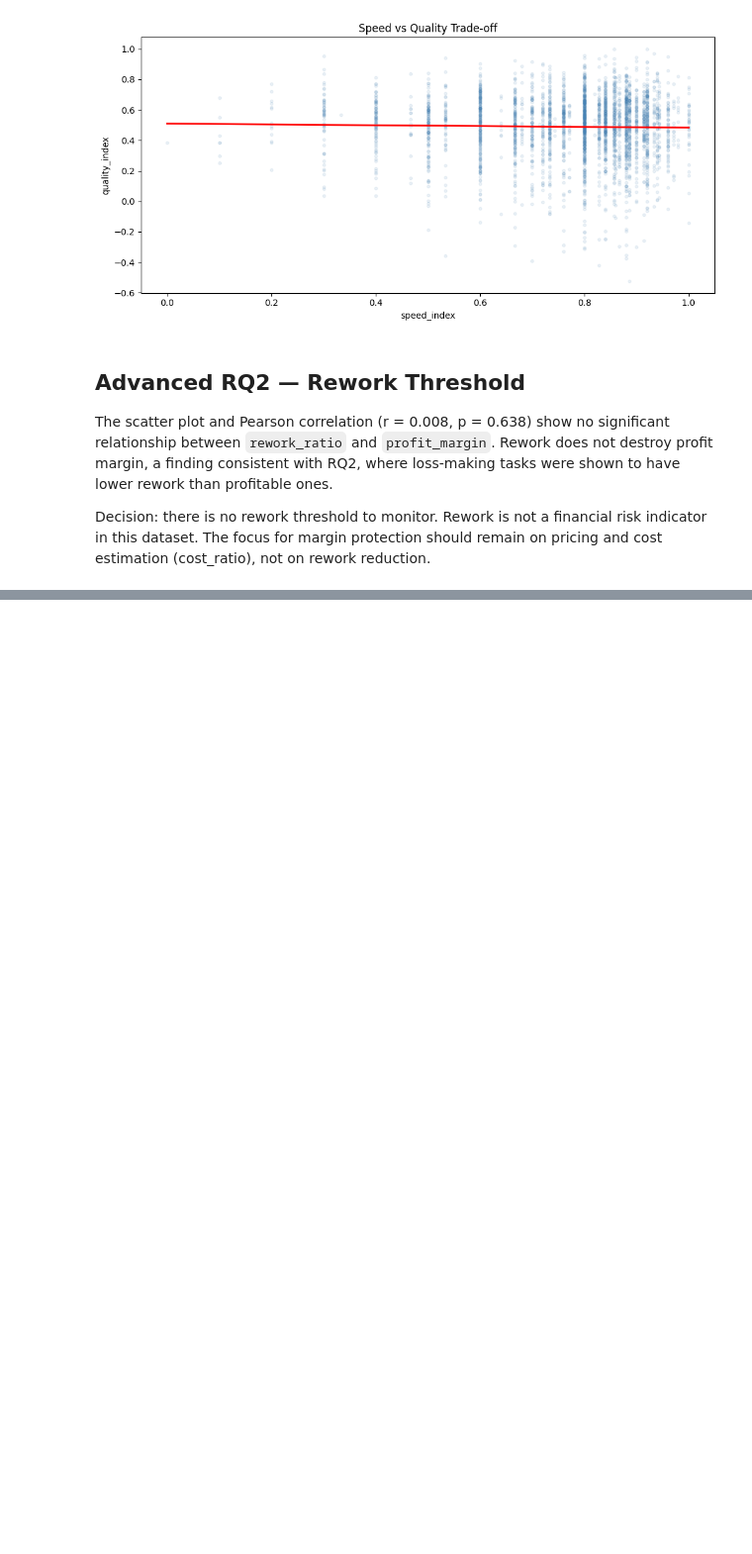
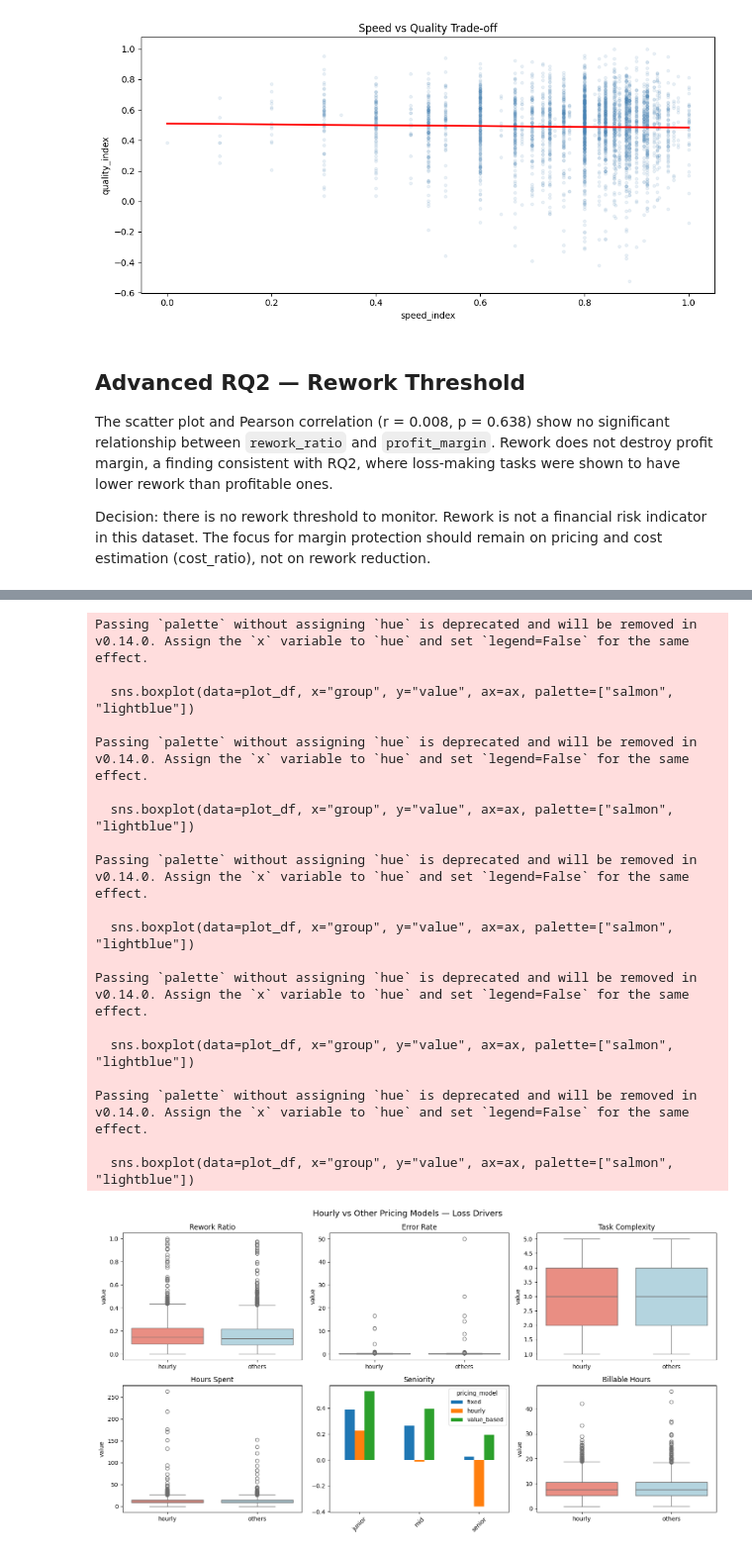
Before and after one commit to Cam-crt/FCM-Data-Alchemist, a Jupyter notebook: src/main_final.ipynb, the cells around one changed output, grey strips where cells are left out. Shown at 99% size. Drawn from its saved outputs; the diff is of its cells as text; code cells hidden in the pictures; blank space fills up the shorter version.

```diff
--- a/src/main_final.ipynb
+++ b/src/main_final.ipynb
@@ -2148,0 +1977,57 @@ Name: count, dtype: int64
+# %%
+hourly = final_df[final_df["pricing_model"] == "hourly"]
+others = final_df[final_df["pricing_model"] != "hourly"]
+
+fig, axes = plt.subplots(2, 3, figsize=(15, 8))
+fig.suptitle("Hourly vs Other Pricing Models — Loss Drivers", fontsize=14)
+
+vars_to_check = [
+    ("rework_ratio", "Rework Ratio"),
+    ("error_rate", "Error Rate"),
+    ("task_complexity_score", "Task Complexity"),
+    ("hours_spent", "Hours Spent"),
+    ("seniority", "Seniority"),
+    ("billable_hours", "Billable Hours"),
+]
+
+for ax, (col, title) in zip(axes.flatten(), vars_to_check):
+    if final_df[col].dtype == "object" or col == "seniority":
+        # categorical: profit margin medio per categoria, separato per pricing
+        temp = final_df[final_df["pricing_model"].isin(["hourly", "fixed", "value_based"])]
+        temp.groupby(["pricing_model", col])["profit_margin"].mean().unstack(0).plot(
+            kind="bar", ax=ax, rot=45
+        )
+    else:
+        # numeric: boxplot hourly vs altri
+        plot_df = pd.DataFrame({
+            "value": pd.concat([hourly[col], others[col]]),
+            "group": ["hourly"] * len(hourly) + ["others"] * len(others)
+        })
+        sns.boxplot(data=plot_df, x="group", y="value", ax=ax, palette=["salmon", "lightblue"])
+
+    ax.set_title(title)
+    ax.set_xlabel("")
+
+plt.tight_layout()
+plt.show()
+# %% [output]
+Passing `palette` without assigning `hue` is deprecated and will be removed in v0.14.0. Assign the `x` variable to `hue` and set `legend=False` for the same effect.
+
+  sns.boxplot(data=plot_df, x="group", y="value", ax=ax, palette=["salmon", "lightblue"])
+
+Passing `palette` without assigning `hue` is deprecated and will be removed in v0.14.0. Assign the `x` variable to `hue` and set `legend=False` for the same effect.
+
+  sns.boxplot(data=plot_df, x="group", y="value", ax=ax, palette=["salmon", "lightblue"])
+
+Passing `palette` without assigning `hue` is deprecated and will be removed in v0.14.0. Assign the `x` variable to `hue` and set `legend=False` for the same effect.
+
+  sns.boxplot(data=plot_df, x="group", y="value", ax=ax, palette=["salmon", "lightblue"])
+
+Passing `palette` without assigning `hue` is deprecated and will be removed in v0.14.0. Assign the `x` variable to `hue` and set `legend=False` for the same effect.
+
+  sns.boxplot(data=plot_df, x="group", y="value", ax=ax, palette=["salmon", "lightblue"])
+
+Passing `palette` without assigning `hue` is deprecated and will be removed in v0.14.0. Assign the `x` variable to `hue` and set `legend=False` for the same effect.
+
+  sns.boxplot(data=plot_df, x="group", y="value", ax=ax, palette=["salmon", "lightblue"])
+[figure, added]
```
Also changed, not shown: parts of 24 cells of this notebook.
